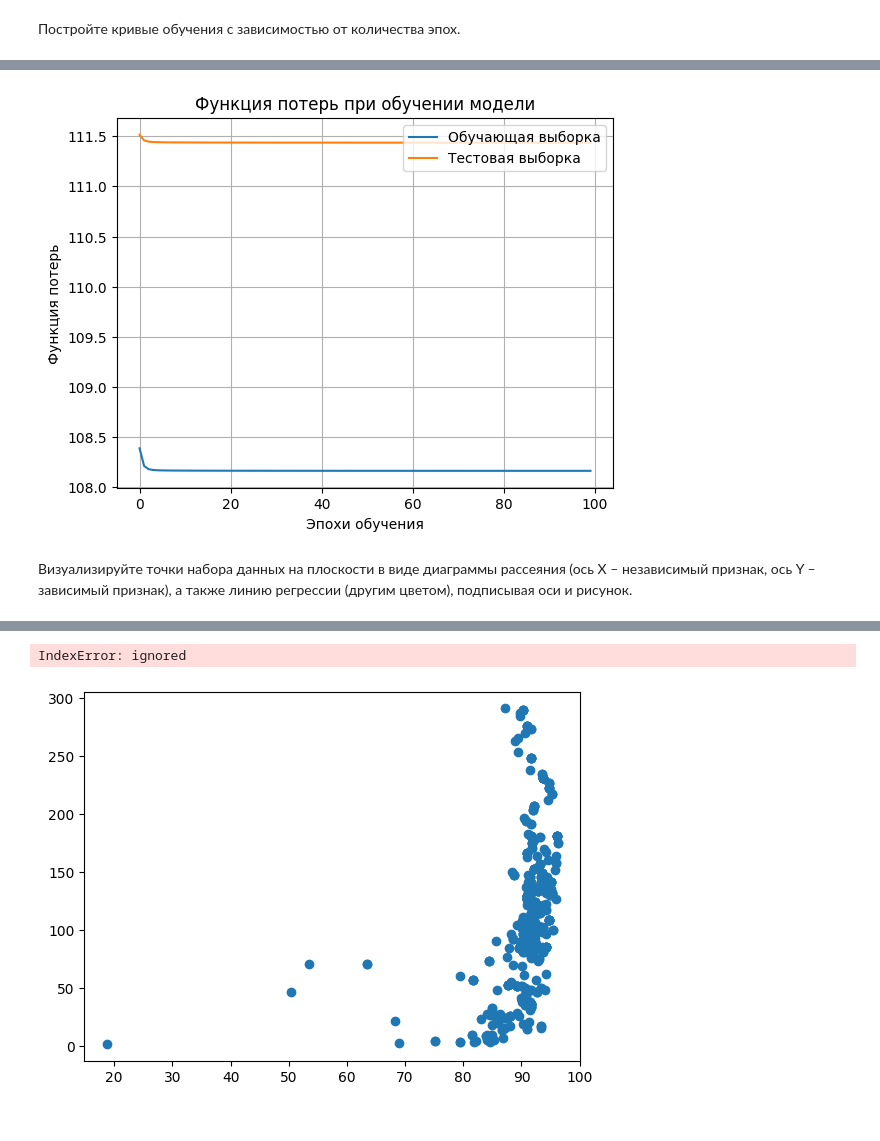
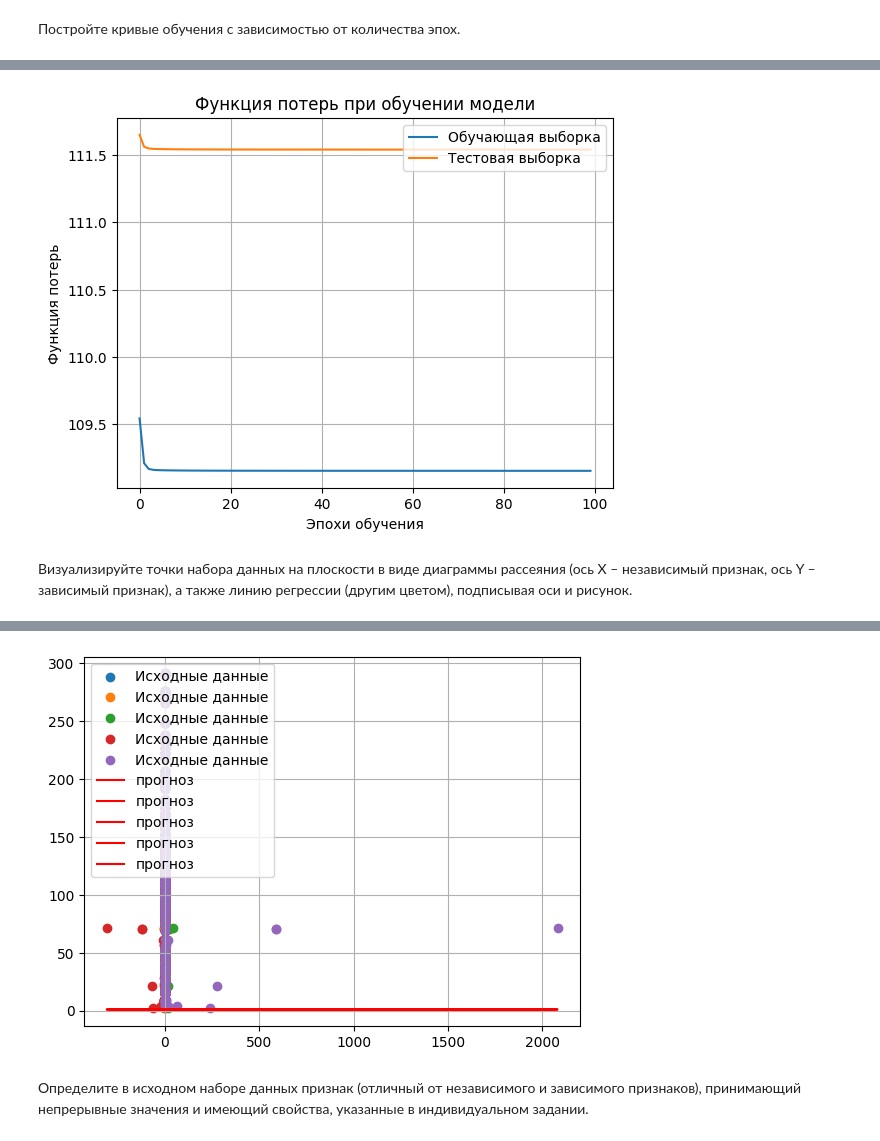
Before and after one commit to kjxeez/machine-learning, a Jupyter notebook: Poly_regression.ipynb, the cells around one changed output, grey strips where cells are left out. Saved outputs shown, nothing was run; the diff lists cells and outputs as text; code cells hidden in the pictures.

```diff
--- a/Poly_regression.ipynb
+++ b/Poly_regression.ipynb
@@ -248,6 +254,6 @@ history = reg2_model.fit(
     X_train, y_train,
     epochs=100,
     # уровень выводимой информации
-    verbose=1,
+    verbose=0,
     # проверка (валидация) на 30% обучающих данных
-    validation_split = 0.3)
+    validation_data=(X_test, y_test))
@@ -290,14 +278,18 @@ def plot_loss(history):
 # %%
 plot_loss(history)
 # %% [output]
-[figure, old version]
+[figure, new version]
 # %% [markdown]
 Визуализируйте точки набора данных на плоскости в виде диаграммы рассеяния (ось X – независимый признак, ось Y – зависимый признак), а также линию регрессии (другим цветом), подписывая оси и рисунок.
 # %%
 y_predict_uni = reg2_model.predict(X_train)
-
-plt.scatter(x, y, label='набор данных')
-plt.plot(np.sort(x), y_predict_uni[np.argsort(x)], color='r', label='прогноз')
+fig, ax = plt.subplots()
+ax.scatter(X_train[:, 0], y_train, label='Исходные данные')
+ax.scatter(X_train[:, 1], y_train, label='Исходные данные')
+ax.scatter(X_train[:, 2], y_train, label='Исходные данные')
+ax.scatter(X_train[:, 3], y_train, label='Исходные данные')
+ax.scatter(X_train[:, 4], y_train, label='Исходные данные')
+ax.plot(np.sort(X_train), y_predict_uni, color='r', label='прогноз')
 plt.legend(loc='upper left')
 plt.grid();
 # %% [output]
@@ -305,2 +297,3 @@ plt.grid();
-IndexError: ignored
-[figure, old version]
+[figure, new version]
+# %% [markdown]
+Определите в исходном наборе данных признак (отличный от независимого и зависимого признаков), принимающий непрерывные значения и имеющий свойства, указанные в индивидуальном задании.
```
Also changed, not shown: parts of 20 cells of this notebook.
